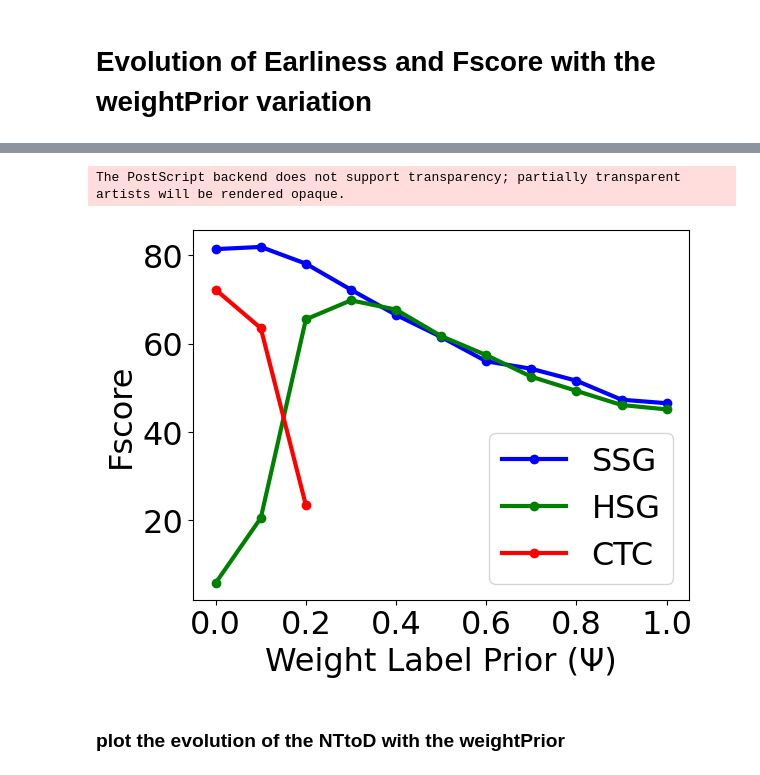
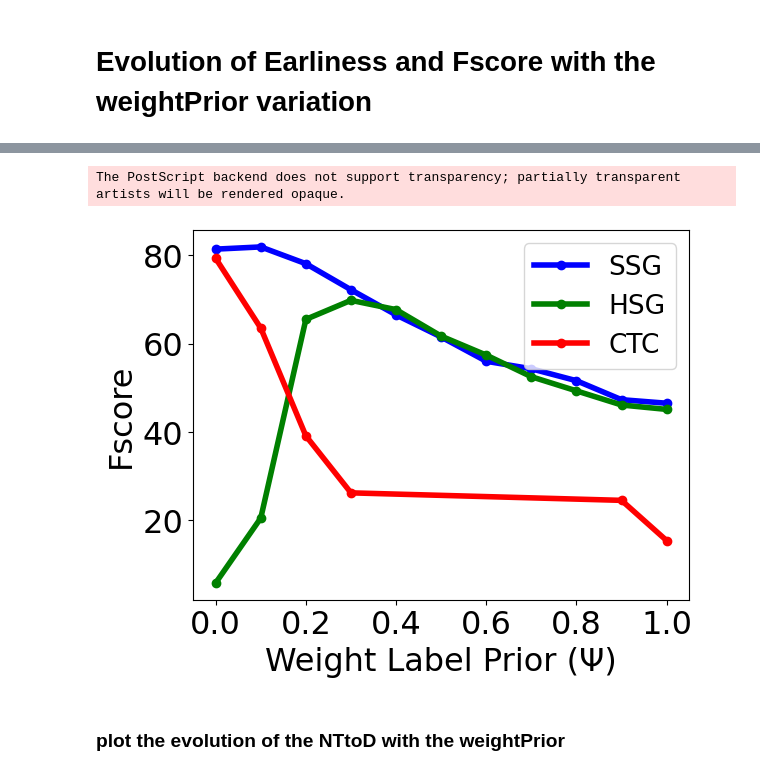
Before and after one commit to Kibo4/DOLT-C3D_with_SGCTC-OAD_2023, a Jupyter notebook: Evaluation/extractCurvesFromResults.ipynb, the cells around one changed output, grey strips where cells are left out. Saved outputs shown, nothing was run; the diff lists cells and outputs as text; code cells hidden in the pictures.

```diff
--- a/Evaluation/extractCurvesFromResults.ipynb
+++ b/Evaluation/extractCurvesFromResults.ipynb
@@ -10,12 +10,17 @@ Z2 = True
 #std
 path = "C:\workspace2\Datasets\Chalearn\expOut\\"
 
-def getFScoreAndNTtoDoFor(doSSG, useSG,wCTC=0.9,smooth=10,deltaIoU=0.0, vox=4,cudi=3,split=200):
+def getFScoreAndNTtoDoFor(doSSG, useSG,wCTC=0.9,smooth=10,deltaIoU=0.0, vox=4,cudi=3,split=200,onlyConverged=False):
     nttod_fscore_list = []
    # parcours des fichiers
     for x in range(0, 11):
         # construction du nom de fichier
-        filename = f"vox{str(vox)}_cuDi{cudi}_wCTC{wCTC}_smooth{str(smooth)}_SSG{str(doSSG)}_wprior{x / 10.0:.1f}_useSG{str(useSG)}_split{str(split)}/ResultsMultiFold/BoundBasedEval/BoundedOnlineDetection_noCorrectionAllowed_{str(deltaIoU)}.txt"
+        onlyConvergedStr = "_convergedOnly" if onlyConverged else ""
+        filename = f"vox{str(vox)}_cuDi{cudi}_wCTC{wCTC}_smooth{str(smooth)}_SSG{str(doSSG)}_wprior{x / 10.0:.1f}_useSG{str(useSG)}_split{str(split)}{onlyConvergedStr}/ResultsMultiFold/BoundBasedEval/BoundedOnlineDetection_noCorrectionAllowed_{str(deltaIoU)}.txt"
+
+        if onlyConverged and not os.path.exists(path+filename):
+            filename = f"vox{str(vox)}_cuDi{cudi}_wCTC{wCTC}_smooth{str(smooth)}_SSG{str(doSSG)}_wprior{x / 10.0:.1f}_useSG{str(useSG)}_split{str(split)}/ResultsMultiFold/BoundBasedEval/BoundedOnlineDetection_noCorrectionAllowed_{str(deltaIoU)}.txt"
+            print("Only converged does not exist for wprior",x," used normal one")
         # vérification si le fichier existe
         if os.path.exists(path+filename):
             # ouverture du fichier en mode lecture
@@ -245,6 +283,7 @@ Normal CTC
 # %% [markdown]
 # Evolution of Earliness and Fscore with the weightPrior variation
 # %%
-nttod_fscore_list_SGG = getFScoreAndNTtoDoFor(doSSG=True,useSG= True)
-nttod_fscore_list_HGG = getFScoreAndNTtoDoFor(doSSG=False, useSG=True)
-nttod_fscore_list_CTC = getFScoreAndNTtoDoFor(doSSG=True,useSG=False, wCTC=1,smooth=0) # doSSG is True, but is not used when useSG is False
+iou = 0.0
+nttod_fscore_list_SGG = getFScoreAndNTtoDoFor(doSSG=True,useSG= True,deltaIoU=iou)
+nttod_fscore_list_HGG = getFScoreAndNTtoDoFor(doSSG=False, useSG=True,deltaIoU=iou)
+nttod_fscore_list_CTC = getFScoreAndNTtoDoFor(doSSG=True,useSG=False, wCTC=1,smooth=0,onlyConverged=True,deltaIoU=iou) # doSSG is True, but is not used when useSG is False
@@ -251,27 +298,29 @@ nttod_fscore_list_CTC = getFScoreAndNTtoDoFor(doSSG=True,useSG=False, wCTC=1,smo
 # %%
 plt.rcParams.update({'font.size': 23})
 # set the line width of plot higher
-plt.rcParams['lines.linewidth'] = 3
+plt.rcParams['lines.linewidth'] = 4
 # plot the evolution of the Fscore with the weightPrior, nttod_fscore_list_HGG is the list ordered by weightPrior (from 0 to 1), use it as absciss
 plt.plot([0,0.1,0.2 ,0.3,0.4,0.5,0.6,0.7,0.8,0.9,1], list(map(lambda fs_std:fs_std[2]*100,nttod_fscore_list_SGG)), label="SSG",  color='blue',marker="o")
 plt.plot([0,0.1,0.2 ,0.3,0.4,0.5,0.6,0.7,0.8,0.9,1], list(map(lambda fs_std:fs_std[2]*100,nttod_fscore_list_HGG)), label="HSG",  color='green',marker="o")
-plt.plot([0,0.1,0.2 ,0.3,0.4,0.5,0.6,0.7,0.8,0.9,1][:3], list(map(lambda fs_std:fs_std[2]*100,nttod_fscore_list_CTC[:3])), label="CTC",  color='red',marker="o")
+resCTC = list(map(lambda fs_std:fs_std[2]*100,nttod_fscore_list_CTC))
+plt.plot([0,0.1,0.2 ,0.3,0.9,1],resCTC[:4]+resCTC[9:] , label="CTC",  color='red',marker="o")
 plt.xlabel("Weight Label Prior (Ψ)")
 plt.ylabel("Fscore")
+# plt.ylim(0,90)
 
 plt.xticks([0,0.2,0.4,0.6,0.8,1])
-#legend
-plt.legend()
+#legend top right
+plt.legend(loc='upper right',fontsize=19)
 #error bars
 # plt.errorbar([0,0.1,0.2 ,0.3,0.4,0.5,0.6,0.7,0.8,0.9,1], list(map(lambda fs_std:fs_std[2],nttod_fscore_list_SGG)), yerr=list(map(lambda fs_std:fs_std[3],nttod_fscore_list_SGG)), color='blue')
 # plt.errorbar([0,0.1,0.2 ,0.3,0.4,0.5,0.6,0.7,0.8,0.9,1], list(map(lambda fs_std:fs_std[2],nttod_fscore_list_HGG)), yerr=list(map(lambda fs_std:fs_std[3],nttod_fscore_list_HGG)), color='green')
 # plt.errorbar([0,0.1,0.2 ,0.3,0.4,0.5,0.6,0.7,0.8,0.9,1], list(map(lambda fs_std:fs_std[2],nttod_fscore_list_CTC)), yerr=list(map(lambda fs_std:fs_std[3],nttod_fscore_list_CTC)), color='red')
 
 plt.savefig("../Illustrations/ScoreGraphics/Fscore_wprior.png", format="png",bbox_inches='tight')
 plt.savefig("../Illustrations/ScoreGraphics/Fscore_wprior.eps", format="eps",bbox_inches='tight')
 # %% [output]
 The PostScript backend does not support transparency; partially transparent artists will be rendered opaque.
-[figure, old version]
+[figure, new version]
 # %% [markdown]
 ### plot the evolution of the NTtoD with the weightPrior
 # %%
```
Also changed, not shown: parts of 7 cells of this notebook, 36 other files.
